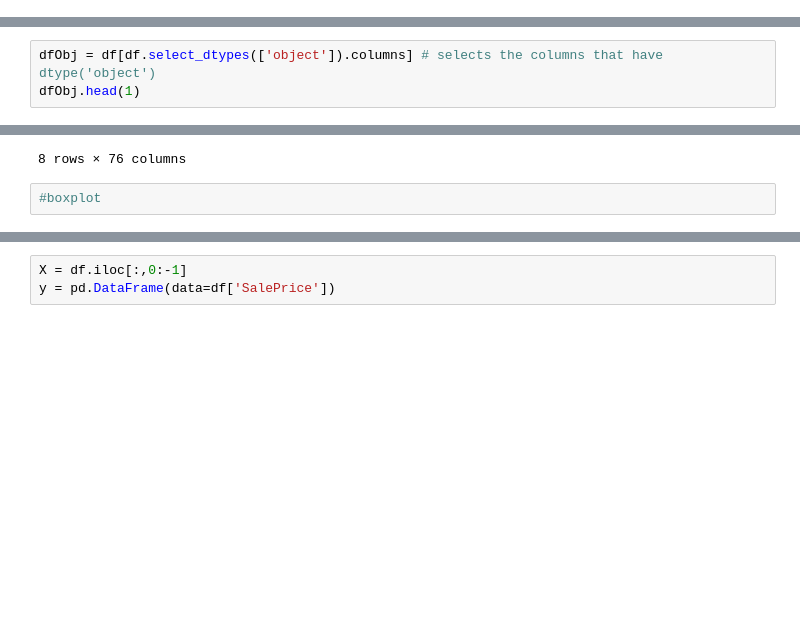
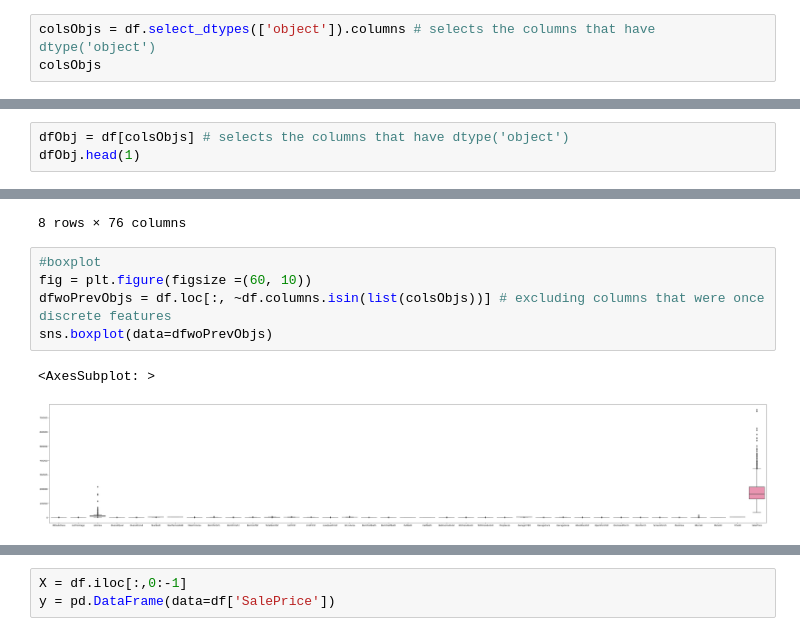
Before and after one commit to OdyAsh/ml-problems, a Jupyter notebook: Assignment 1/All Group Members/Regression.ipynb, the cells around one changed output, grey strips where cells are left out. Cells and saved outputs as stored; diff of their text form; blank space fills up the shorter version.

```diff
--- a/Assignment 1/All Group Members/Regression.ipynb
+++ b/Assignment 1/All Group Members/Regression.ipynb
@@ -302,3 +302,6 @@ for col in df:
 cols
 # %% [output]
 ['']
+# %%
+colsObjs = df.select_dtypes(['object']).columns # selects the columns that have dtype('object')
+colsObjs
@@ -305,5 +318,5 @@ cols
 # %%
-dfObj = df[df.select_dtypes(['object']).columns] # selects the columns that have dtype('object')
+dfObj = df[colsObjs] # selects the columns that have dtype('object')
 dfObj.head(1)
 # %% [output]
 |  | MSZoning | Street | LotShape | LandContour | Utilities | LotConfig | LandSlope | Neighborhood | Condition1 | ... |
@@ -397,5 +410,11 @@ df.describe()
 | 75% | 70.000000 | 3.000000 | 79.000000 | 11600.000000 | 1.000000 | 3.000000 | 3.000000 | 0.000000 | 4.000000 | ... |
 | max | 190.000000 | 4.000000 | 313.000000 | 215245.000000 | 1.000000 | 3.000000 | 3.000000 | 1.000000 | 4.000000 | ... |
 8 rows × 76 columns
-# %%
-#boxplot
+# %%
+#boxplot
+fig = plt.figure(figsize =(60, 10))
+dfwoPrevObjs = df.loc[:, ~df.columns.isin(list(colsObjs))] # excluding columns that were once discrete features
+sns.boxplot(data=dfwoPrevObjs)
+# %% [output]
+<AxesSubplot: >
+[figure, added]
```
Also changed, not shown: parts of 4 cells of this notebook.
